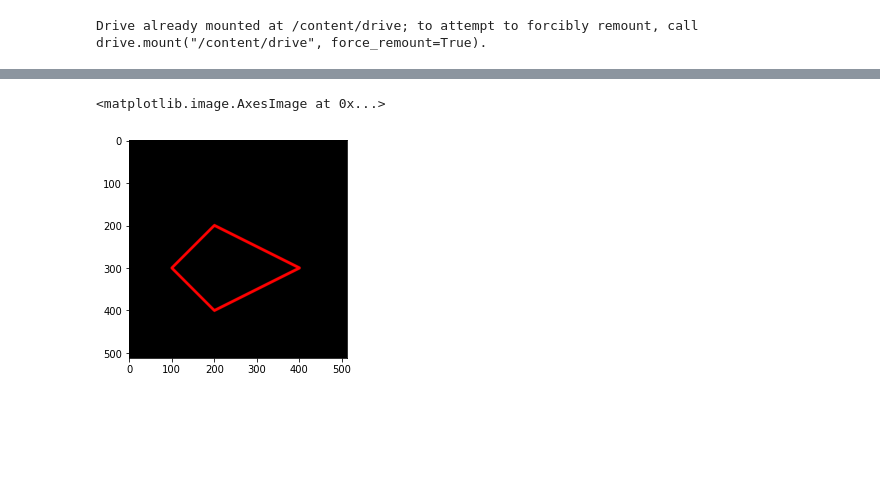
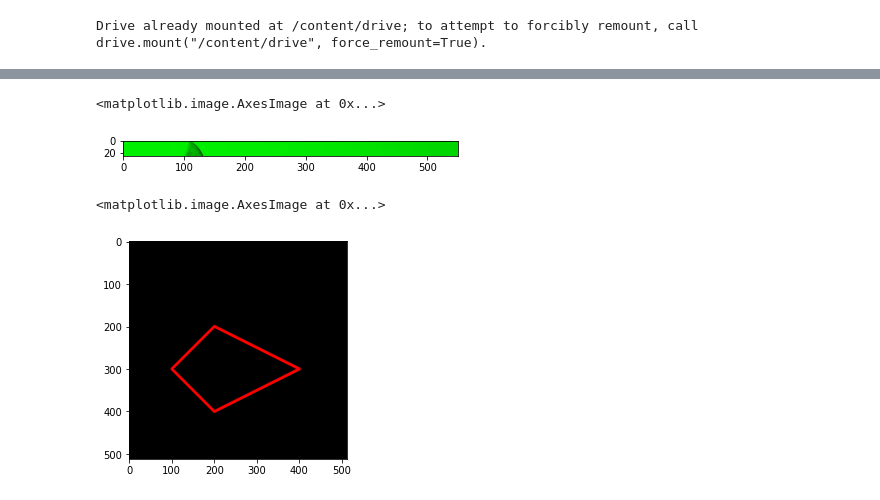
Before and after one commit to henrymic0408/PCVK_Genap_2021, a Jupyter notebook: Week2.ipynb, the cells around one changed output, grey strips where cells are left out. Cells and saved outputs as stored; diff of their text form; code cells hidden in the pictures; blank space fills up the shorter version.

```diff
--- a/Week2.ipynb
+++ b/Week2.ipynb
@@ -32,0 +52,6 @@ disarankan menggunakan bilangan acak/random!
+# %%
+#Blue - Green
+img5 = img3
+
+img5[:,:,2] = np.zeros([img5.shape[0], img5.shape[1]])
+plt.imshow(img5)
@@ -32,0 +63,7 @@ disarankan menggunakan bilangan acak/random!
+# %%
+#Nomor 4
+
+plt.imshow(img5[5:30])
+# %% [output]
+<matplotlib.image.AxesImage at 0x...>
+[figure, added]
```
Also changed, not shown: parts of 7 cells of this notebook.
